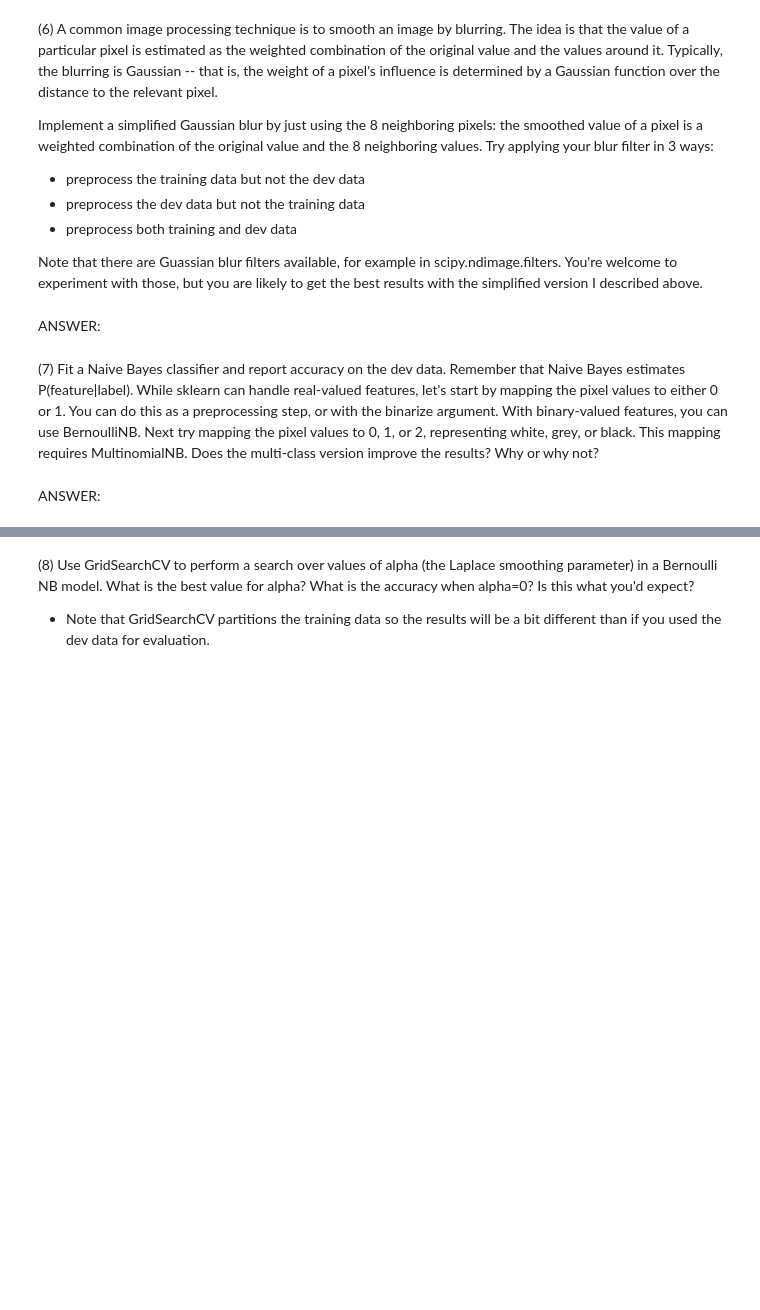
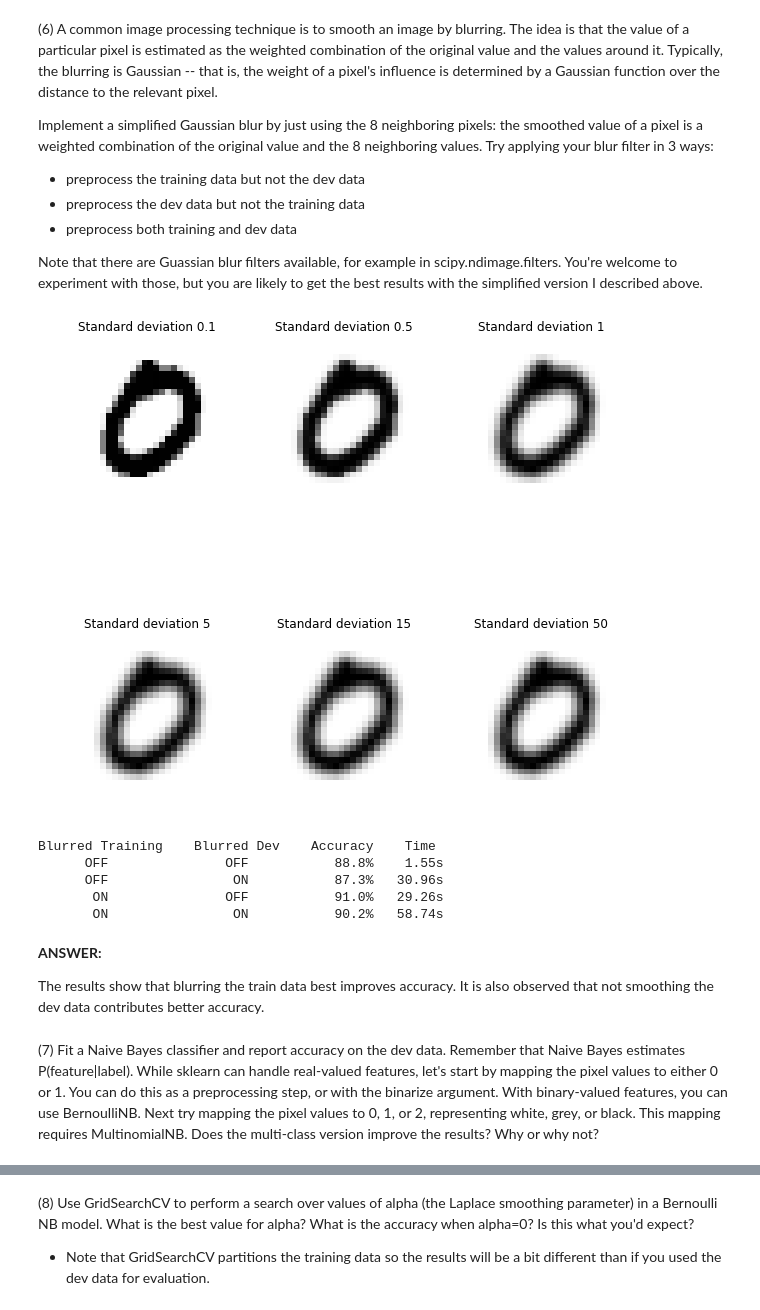
Before and after one commit to K-AlfredIwasaki/study_notes, a Jupyter notebook: W207_MACHINE_LEARNING/projects/K_Iwasaki_p1.ipynb, the cells around one changed output, grey strips where cells are left out. Cells and saved outputs as stored; diff of their text form; code cells hidden in the pictures; blank space fills up the shorter version.

```diff
--- a/W207_MACHINE_LEARNING/projects/K_Iwasaki_p1.ipynb
+++ b/W207_MACHINE_LEARNING/projects/K_Iwasaki_p1.ipynb
@@ -446,2 +428,0 @@ Note that there are Guassian blur filters available, for example in scipy.ndimag
-# %% [markdown]
-ANSWER:
@@ -448,2 +465,71 @@ ANSWER:
+# %%
+sample = test_data[1].reshape(28, 28)
+def test_gaussianBlur(sample, sds = [0.1, 0.5, 1, 5, 15, 50], r = 1, row = 2, col = 3):
+
+    fix, ax = plt.subplots(row,col, figsize=(10,10))
+    for i, sd in enumerate(sds):
+        j = i % col
+        i = i // col
+
+        blurred = gaussianBlur(sample, sd = sd)
+        ax[i,j].imshow(blurred, cmap = "Greys")
+        ax[i,j].set_title("Standard deviation {}".format(sd))
+        ax[i,j].axis('off')
+
+test_gaussianBlur(sample)
+# %% [output]
+[figure, added]
+# %%
+def P6(blur_train = True, blur_dev = True):
+
+### STUDENT START ###
+    start = time.time()
+
+    #### get the data-set ready
+    if blur_train:
+        train = np.apply_along_axis( lambda x: gaussianBlur( x.reshape(28,28) ).flatten(), 1 , mini_train_data)
+    else:
+        train = mini_train_data
+
+    if blur_dev:
+        dev = np.apply_along_axis( lambda x: gaussianBlur( x.reshape(28,28) ).flatten(), 1 , dev_data)
+    else:
+        dev = dev_data
+
+    #### train, predict
+    m = KNeighborsClassifier(n_neighbors=1)
+    m.fit(train, mini_train_labels)
+    predicted = m.predict(dev)
+
+    end = time.time()
+    elapsed = end - start
+    elapsed = str(elapsed).split('.')
+
+    #### print the result
+    correct = sum([ i == j for i,j in zip(predicted, dev_labels) ])
+    accuracy = 1. * correct / len(dev_labels)
+
+    print ('{tr:^16}    {dv:^12}      {a:.1%}   {t[0]:>2}.{t[1]:.2}s'.format(
+        tr= 'ON' if blur_train else 'OFF',
+        dv= 'ON' if blur_dev else 'OFF',
+        a=accuracy, t=elapsed ) )
+
+### STUDENT END ###
+
+print ('Blurred Training    Blurred Dev    Accuracy    Time')
+P6(blur_train=False, blur_dev=False)
+P6(blur_train=False, blur_dev=True)
+P6(blur_train=True, blur_dev=False)
+P6(blur_train=True, blur_dev=True)
+# %% [output]
+Blurred Training    Blurred Dev    Accuracy    Time
+      OFF               OFF           88.8%    1.55s
+      OFF                ON           87.3%   30.96s
+       ON               OFF           91.0%   29.26s
+       ON                ON           90.2%   58.74s
+# %% [markdown]
+**ANSWER:**
+
+The results show that blurring the train data best improves accuracy. It is also observed that not smoothing the dev data contributes better accuracy.
 # %% [markdown]
 (7) Fit a Naive Bayes classifier and report accuracy on the dev data. Remember that Naive Bayes estimates P(feature|label). While sklearn can handle real-valued features, let's start by mapping the pixel values to either 0 or 1. You can do this as a preprocessing step, or with the binarize argument. With binary-valued features, you can use BernoulliNB. Next try mapping the pixel values to 0, 1, or 2, representing white, grey, or black. This mapping requires MultinomialNB. Does the multi-class version improve the results? Why or why not?
@@ -460,2 +535,0 @@ ANSWER:
-# %% [markdown]
-ANSWER:
```
Also changed, not shown: parts of 31 cells of this notebook.
